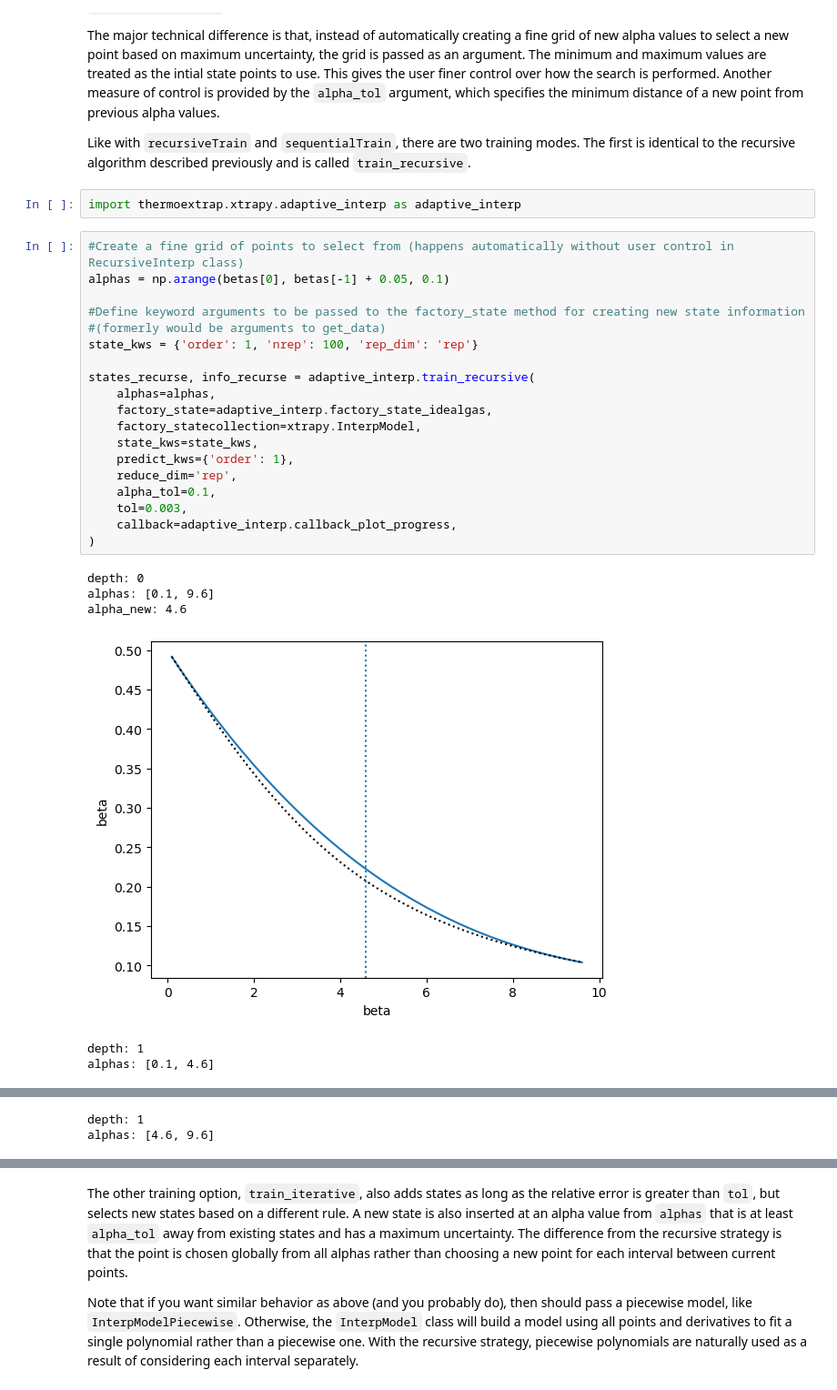
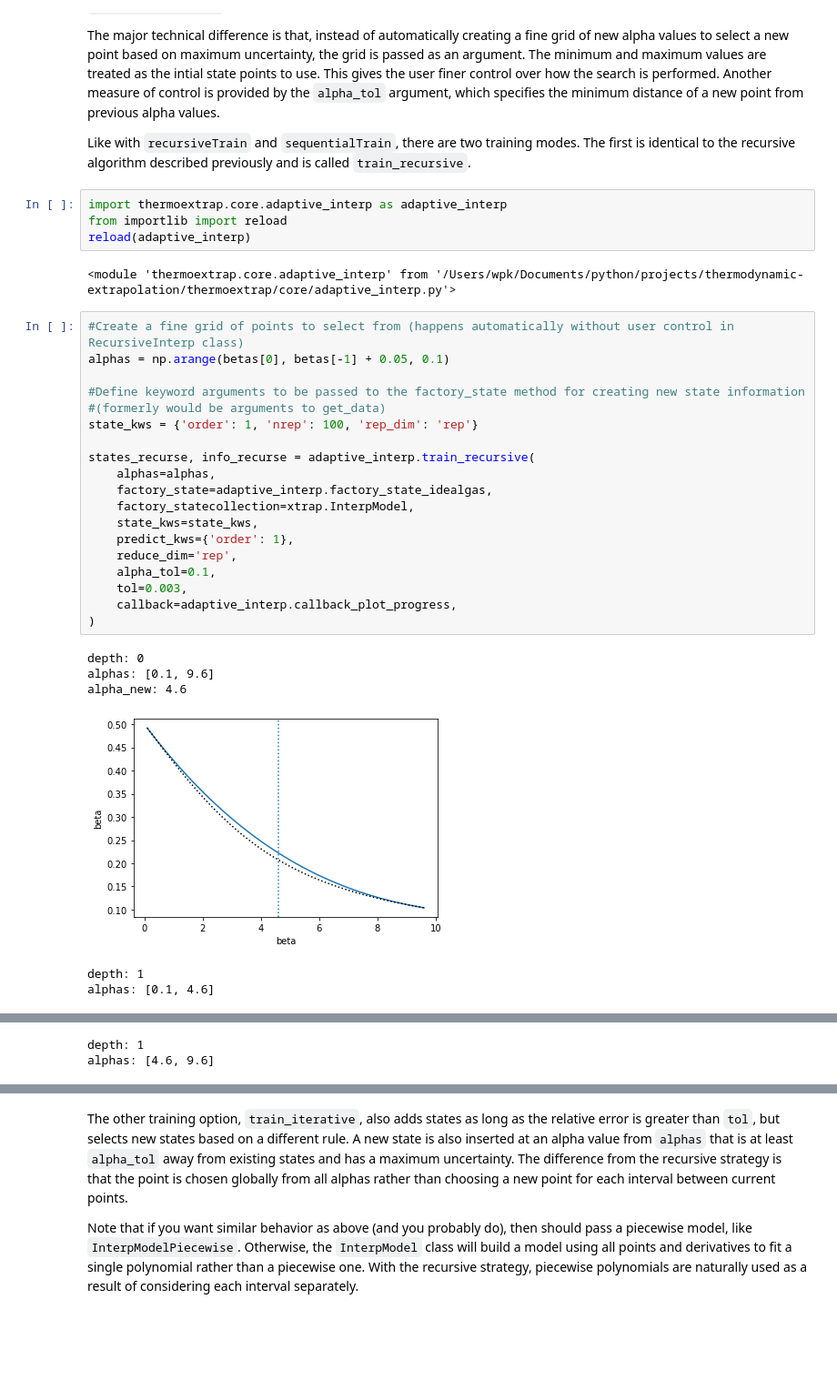
Before and after one commit to usnistgov/thermoextrap, a Jupyter notebook: notebooks/Temperature_Interp.ipynb, the cells around one changed output, grey strips where cells are left out. Shown at 91% size. Cells and saved outputs as stored; diff of their text form; blank space fills up the shorter version.

Commit message:
state with working notebooks

```diff
--- a/notebooks/Temperature_Interp.ipynb
+++ b/notebooks/Temperature_Interp.ipynb
@@ -228,31 +226,35 @@ While named differently, this is essentially a different implementation of the a
 The major technical difference is that, instead of automatically creating a fine grid of new alpha values to select a new point based on maximum uncertainty, the grid is passed as an argument. The minimum and maximum values are treated as the intial state points to use. This gives the user finer control over how the search is performed. Another measure of control is provided by the `alpha_tol` argument, which specifies the minimum distance of a new point from previous alpha values.
 
 Like with `recursiveTrain` and `sequentialTrain`, there are two training modes. The first is identical to the recursive algorithm described previously and is called `train_recursive`.
-# %%
-import thermoextrap.xtrapy.adaptive_interp as adaptive_interp
+# %%
+import thermoextrap.core.adaptive_interp as adaptive_interp
+from importlib import reload
+reload(adaptive_interp)
+# %% [output]
+<module 'thermoextrap.core.adaptive_interp' from '/Users/wpk/Documents/python/projects/thermodynamic-extrapolation/thermoextrap/core/adaptive_interp.py'>
 # %%
 #Create a fine grid of points to select from (happens automatically without user control in RecursiveInterp class)
 alphas = np.arange(betas[0], betas[-1] + 0.05, 0.1)
 
 #Define keyword arguments to be passed to the factory_state method for creating new state information
 #(formerly would be arguments to get_data)
 state_kws = {'order': 1, 'nrep': 100, 'rep_dim': 'rep'}
 
 states_recurse, info_recurse = adaptive_interp.train_recursive(
     alphas=alphas,
     factory_state=adaptive_interp.factory_state_idealgas,
-    factory_statecollection=xtrapy.InterpModel,
+    factory_statecollection=xtrap.InterpModel,
     state_kws=state_kws,
     predict_kws={'order': 1},
     reduce_dim='rep',
     alpha_tol=0.1,
     tol=0.003,
     callback=adaptive_interp.callback_plot_progress,
 )
 # %% [output]
 depth: 0
 alphas: [0.1, 9.6]
 alpha_new: 4.6
-[figure, old version]
+[figure, new version]
 depth: 1
 alphas: [0.1, 4.6]
```
Also changed, not shown: parts of 14 cells of this notebook, 10 other files.
